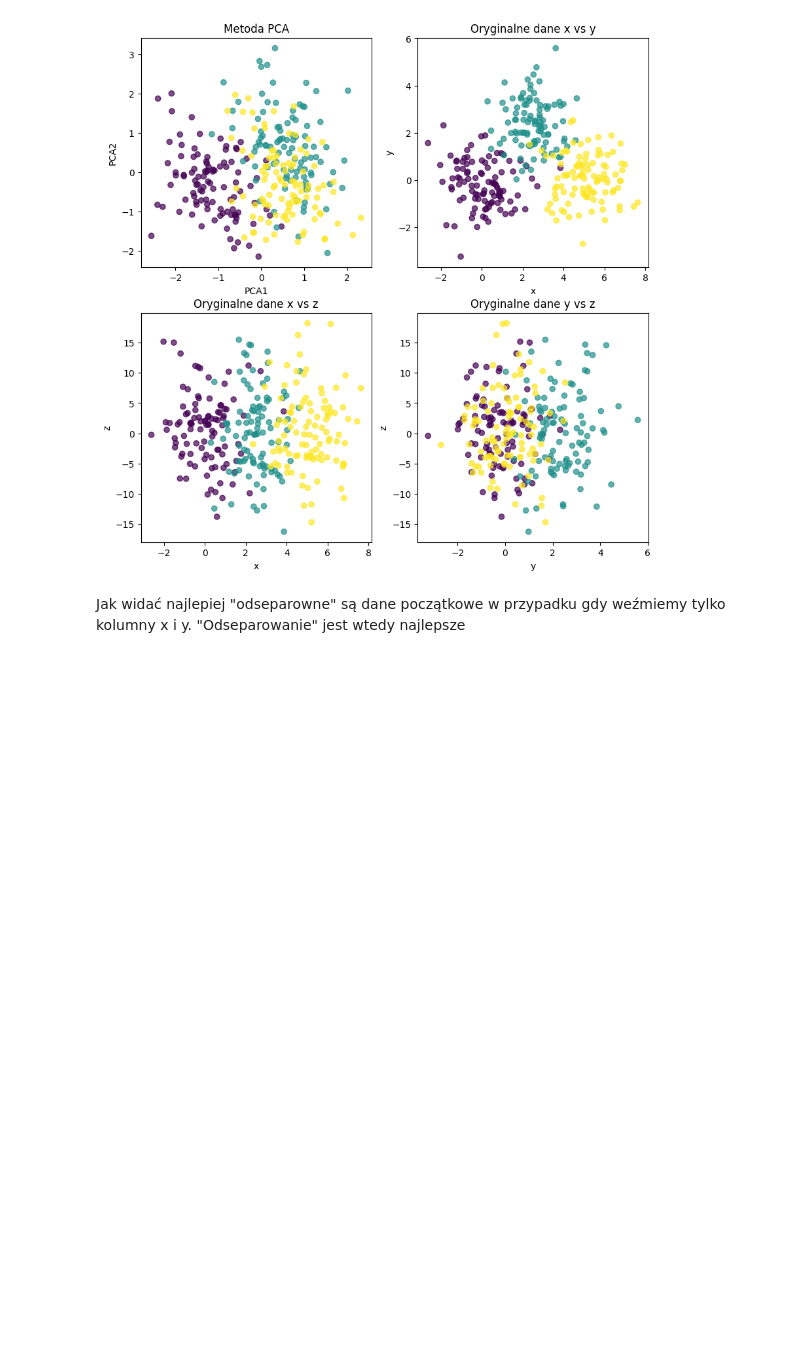
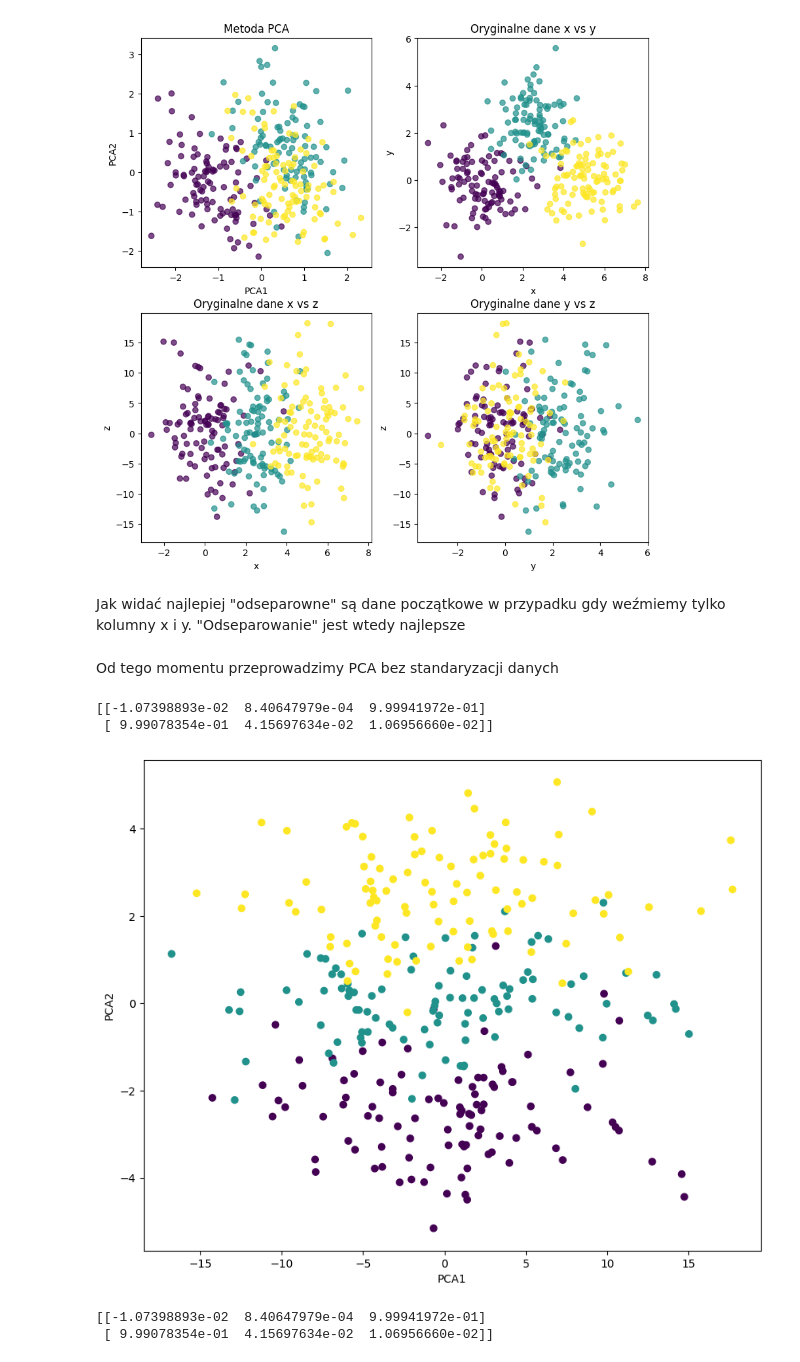
Before and after one commit to tomczj/ML24_25, a Jupyter notebook: 24_02_25/homework_1.ipynb, the cells around one changed output. Cells and saved outputs as stored; diff of their text form; code cells hidden in the pictures; blank space fills up the shorter version.

```diff
--- a/24_02_25/homework_1.ipynb
+++ b/24_02_25/homework_1.ipynb
@@ -82,3 +85,50 @@ plt.show()
 [figure]
 # %% [markdown]
 Jak widać najlepiej "odseparowne" są dane początkowe w przypadku gdy weźmiemy tylko kolumny x i y. "Odseparowanie" jest wtedy najlepsze
+# %% [markdown]
+Od tego momentu przeprowadzimy PCA bez standaryzacji danych
+# %%
+#PCA bez uśredniania i skalowania
+
+data = pd.read_csv("./PCA_three_clusters_data.csv")
+data_class = data['class']
+org_data = data
+data = data.drop(columns = ['class'])
+
+#teraz będziemy robić PCA
+pca = PCA(n_components = 2)
+XV = pca.fit_transform(data)
+
+#Principal components
+print(pca.components_)
+# %% [output]
+[[-1.07398893e-02  8.40647979e-04  9.99941972e-01]
+ [ 9.99078354e-01  4.15697634e-02  1.06956660e-02]]
+# %%
+#plotujemy wyniki po zastosowaniu PCA
+plt.figure(figsize=(10, 8))
+PCA_col = pd.DataFrame(XV, columns = ["PCA1", "PCA2"])
+PCA_col['class'] = data_class
+plt.scatter(PCA_col['PCA1'], PCA_col['PCA2'], c = PCA_col['class'])
+plt.xlabel('PCA1')
+plt.ylabel('PCA2')
+plt.show()
+# %% [output]
+[figure, added]
+# %%
+#PCA bez skalowania
+
+data = pd.read_csv("./PCA_three_clusters_data.csv")
+data_class = data['class']
+org_data = data
+data = data.drop(columns = ['class'])
+X = data - np.mean(data, axis = 0)
+#teraz będziemy robić PCA
+pca = PCA(n_components = 2)
+XV = pca.fit_transform(X)
+
+#Principal components
+print(pca.components_)
+# %% [output]
+[[-1.07398893e-02  8.40647979e-04  9.99941972e-01]
+ [ 9.99078354e-01  4.15697634e-02  1.06956660e-02]]
```
Also changed, not shown: parts of 3 cells of this notebook, 2 other files.
